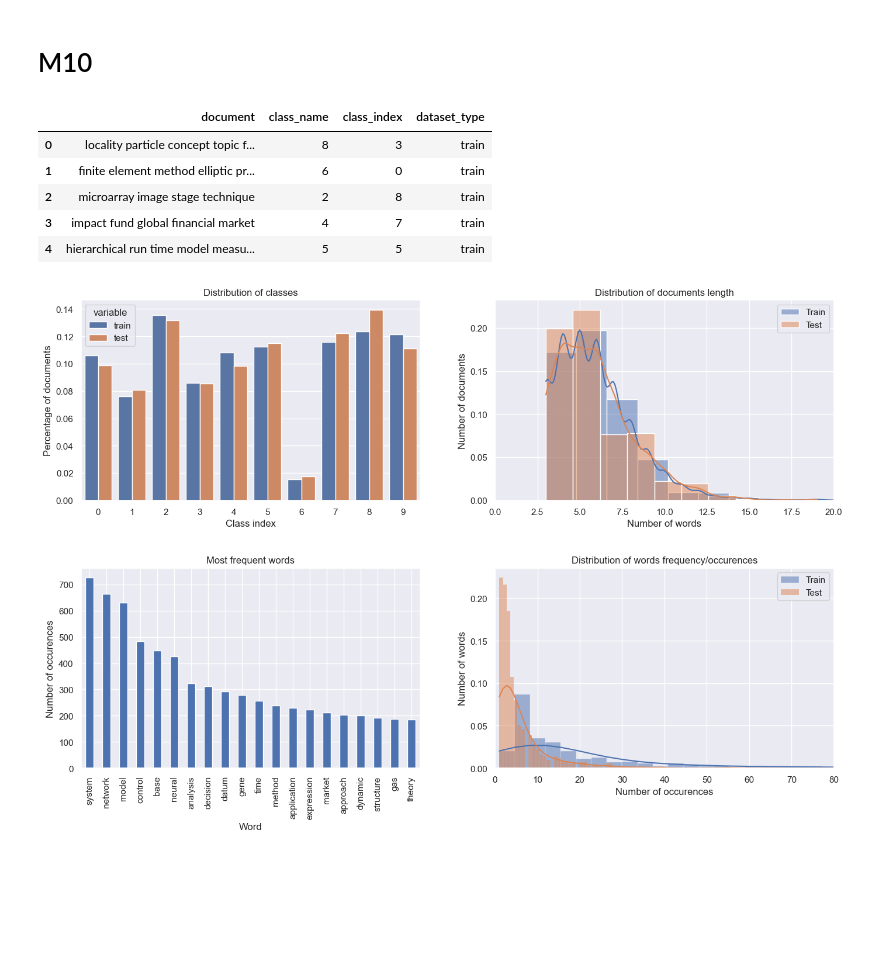
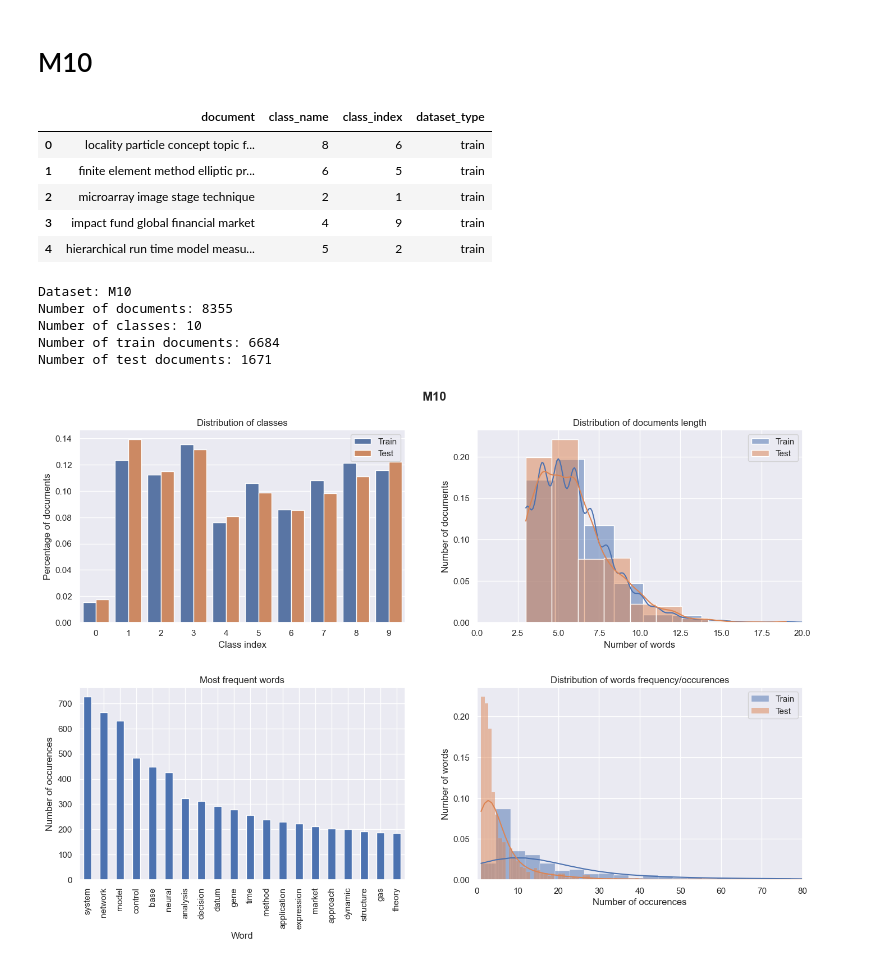
Before and after one commit to yoest/Topic-Modeling-Analysis, a Jupyter notebook: benchmark_datasets_analysis.ipynb, the cells around one changed output. Cells and saved outputs as stored; diff of their text form; code cells hidden in the pictures; blank space fills up the shorter version.

```diff
--- a/benchmark_datasets_analysis.ipynb
+++ b/benchmark_datasets_analysis.ipynb
@@ -43,7 +50,8 @@ def fetch_dataset_from_octis(dataset_name: str):
 # %%
-def display_infos_about_dataset(df: pd.DataFrame, n_bins_1: int = 100, n_bins_2: int = 100, x_lim_1: int = 1000, x_lim_2: int = 1000):
+def display_infos_about_dataset(dataset_name: str, df: pd.DataFrame, n_bins_1: int = 100, n_bins_2: int = 100, x_lim_1: int = 1000, x_lim_2: int = 1000):
     fig, ax = plt.subplots(2, 2, figsize=(15, 10))
     fig.tight_layout(pad=5.0)
+    fig.suptitle(dataset_name, fontsize=16, fontweight='bold')
 
     train_df = df[df['dataset_type'] == 'train']
     test_df = df[df['dataset_type'] == 'test']
@@ -60,6 +68,8 @@ def display_infos_about_dataset(df: pd.DataFrame, n_bins_1: int = 100, n_bins_2:
 
     ax[0, 0].set_xlabel('Class index')
     ax[0, 0].set_ylabel('Percentage of documents')
+    legend_handles, _ = ax[0, 0].get_legend_handles_labels()
+    ax[0, 0].legend(legend_handles, ['Train', 'Test'])
 
     # Distribution of documents length
     ax[0, 1].set_title('Distribution of documents length')
@@ -143,16 +183,26 @@ display_infos_about_dataset(dblp_df, n_bins_1 = 10, n_bins_2 = 300, x_lim_1 = 20
 # %% [markdown]
 # M10
+# %%
+dataset_name = 'M10'
 # %%
-m10_df = fetch_dataset_from_octis('M10')
+m10_df = fetch_dataset_from_octis(dataset_name)
 m10_df.head()
 # %% [output]
 |  | document | class_name | class_index | dataset_type |
-| 0 | locality particle concept topic f... | 8 | 3 | train |
-| 1 | finite element method elliptic pr... | 6 | 0 | train |
-| 2 | microarray image stage technique | 2 | 8 | train |
-| 3 | impact fund global financial market | 4 | 7 | train |
-| 4 | hierarchical run time model measu... | 5 | 5 | train |
+| 0 | locality particle concept topic f... | 8 | 6 | train |
+| 1 | finite element method elliptic pr... | 6 | 5 | train |
+| 2 | microarray image stage technique | 2 | 1 | train |
+| 3 | impact fund global financial market | 4 | 9 | train |
+| 4 | hierarchical run time model measu... | 5 | 2 | train |
+# %%
+print_dataset_stats(dataset_name, m10_df)
+# %% [output]
+Dataset: M10
+Number of documents: 8355
+Number of classes: 10
+Number of train documents: 6684
+Number of test documents: 1671
 # %%
-display_infos_about_dataset(m10_df, n_bins_1 = 10, n_bins_2 = 200, x_lim_1 = 20, x_lim_2 = 80)
+display_infos_about_dataset(dataset_name, m10_df, n_bins_1 = 10, n_bins_2 = 200, x_lim_1 = 20, x_lim_2 = 80)
 # %% [output]
-[figure, old version]
+[figure, new version]
```
Also changed, not shown: parts of 13 cells of this notebook, 6 other files.
